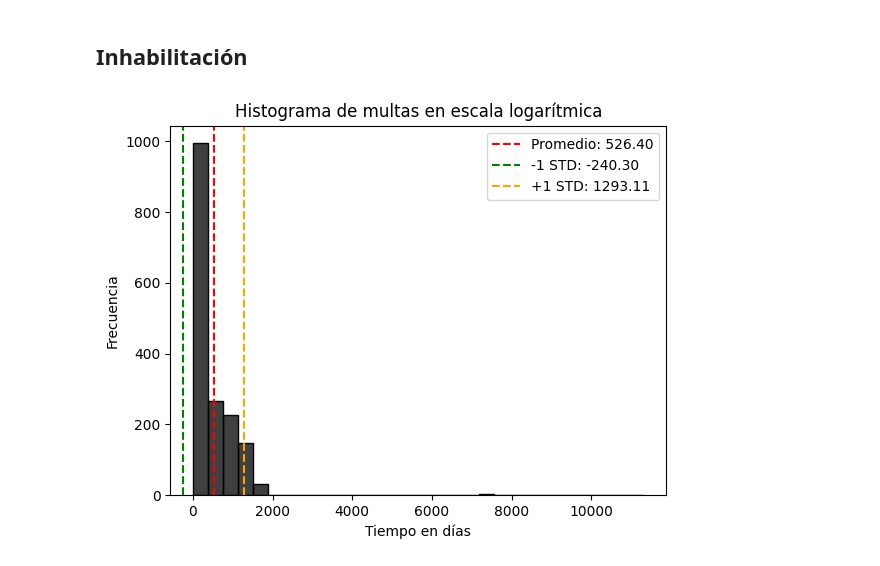
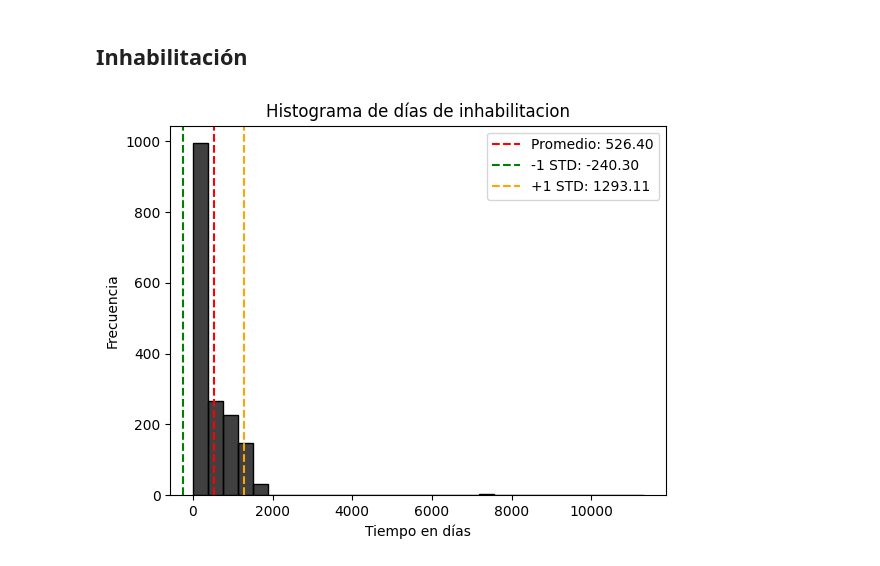
Before and after one commit to uumaaa/Dataton2024, a Jupyter notebook: s3p_unique.ipynb, the cells around one changed output. Saved outputs shown, nothing was run; the diff lists cells and outputs as text; code cells hidden in the pictures.

```diff
--- a/s3p_unique.ipynb
+++ b/s3p_unique.ipynb
@@ -225,32 +209,32 @@ for index,row in total_df.iterrows():
     inhabilitacion = row['inhabilitacion']
     if(type(inhabilitacion) != float):
         if('fechaInicial' in inhabilitacion and 'fechaFinal' in inhabilitacion and 'plazo' in inhabilitacion):
             if(inhabilitacion['fechaInicial'] != "-" and inhabilitacion['fechaInicial'] != " " and inhabilitacion['fechaFinal'] != "-" and inhabilitacion['fechaFinal'] != " "):
                 try:
                     fechaInicial = pd.to_datetime(inhabilitacion['fechaInicial'])
                     fechaFinal = pd.to_datetime(inhabilitacion['fechaFinal'])
                     duracion = (fechaFinal - fechaInicial).days
                     if(type(duracion) != float):
                         duraciones.append(duracion)
                 except Exception as e:
                     pass
             elif(inhabilitacion['plazo'] != 'Dato no proporcionado'):
                 duraciones.append(inhabilitacion['plazo'])
 
 
 promedio = np.mean(duraciones)
 std = np.std(duraciones)
 plt.figure()
 sns.histplot(duraciones, bins=30, color='black')
 plt.axvline(promedio, color='red', linestyle='--', label=f'Promedio: {promedio:.2f}')
 plt.axvline(promedio - std, color='green', linestyle='--', label=f'-1 STD: {promedio - std:.2f}')
 plt.axvline(promedio + std, color='orange', linestyle='--', label=f'+1 STD: {promedio + std:.2f}')
 
 # Personalizar el gráfico
-plt.title("Histograma de multas en escala logarítmica")
+plt.title("Histograma de días de inhabilitacion")
 plt.xlabel("Tiempo en días")
 plt.ylabel("Frecuencia")
 plt.legend()
 plt.show()
 # %% [output]
-[figure, old version]
+[figure, new version]
```
Also changed, not shown: parts of 7 cells of this notebook, 1 other file.
